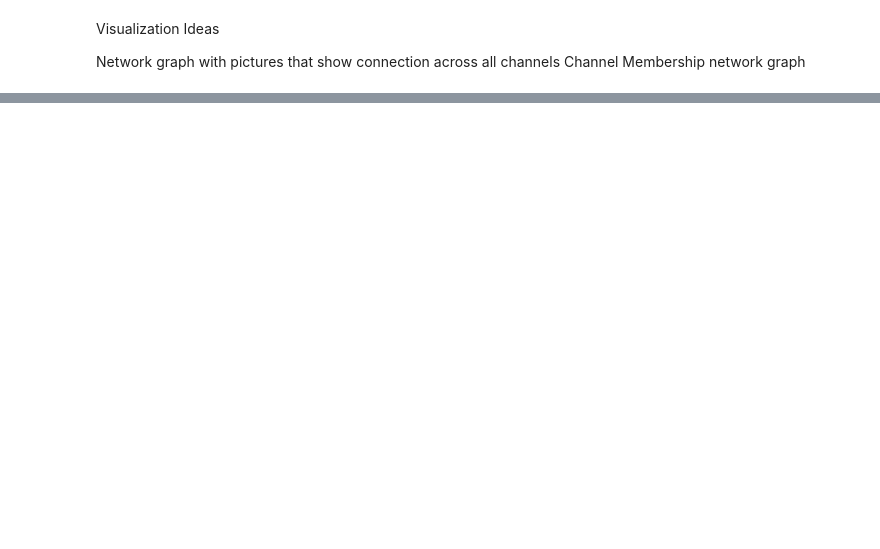
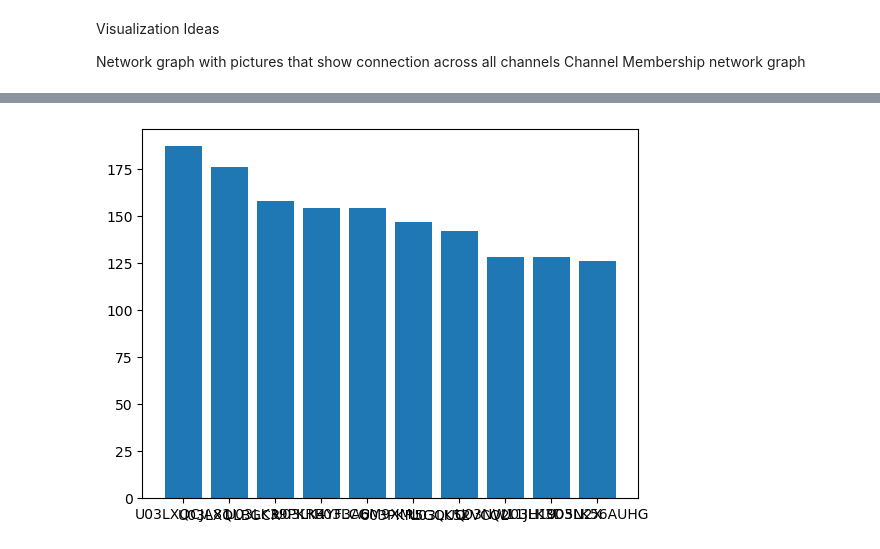
Before and after one commit to bwegr/stat386project, a Jupyter notebook: BlogPosts.ipynb, the cells around one changed output, grey strips where cells are left out. Drawn from its saved outputs; the diff is of its cells as text; code cells hidden in the pictures; blank space fills up the shorter version.

```diff
--- a/BlogPosts.ipynb
+++ b/BlogPosts.ipynb
@@ -103,7 +103,8 @@ def read_json_files(folders):
                 try:
                     with open(file_path, 'r') as json_file:
                         data = pd.read_json(json_file)
-                        data.insert(0, 'channel', file)
+                        data.insert(0, 'date', file[0:10])
+                        data.insert(0, 'channel', folder[11:])
                         all_data = all_data.append(data, ignore_index=True)
                 except Exception as e:
                     print(f"Error reading file {file_path}: {e}")
@@ -168,3 +151,16 @@ Visualization Ideas
 
 Network graph with pictures that show connection across all channels
 Channel Membership network graph
+# %%
+# Who Reacts Most? (Top Ten Reactors)
+import re
+
+react1 = pd.DataFrame(data[data['reactions'].notna()][['user','reactions']])
+
+def num_and_sum(s):
+    pattern = r"'count': (\d+)"
+    counts = [int(num) for num in re.findall(pattern, s)]
+    return sum(counts)
+
+react1['sum_counts'] = react1['reactions'].astype(str).apply(num_and_sum)
+react1
@@ -170,0 +210,21 @@ Channel Membership network graph
+# %%
+import ast
+
+# The input string
+input_string = "[{'name': 'hearts', 'users': ['U03L4GUGBF1', 'U03L4GP8ZMM', 'U03LG7DNSUV', 'U03PKR5GQUQ', 'U03P8MY0DR7', 'U05A7HF1DJB'], 'count': 6}, {'name': 'woman-golfing', 'users': ['U03L4GUGBF1', 'U03L4GP8ZMM'], 'count': 2}, {'name': 'dancer', 'users': ['U03L4GUGBF1'], 'count': 1}]"
+
+# Convert the string to a list of dictionaries
+data = ast.literal_eval(input_string)
+
+# Initialize an empty dictionary with desired keys
+result = {'name': [], 'users': [], 'count': []}
+
+# Iterate through each item and populate the result dictionary
+for item in data:
+    result['name'].extend([item['name']] * item['count'])
+    result['users'].extend(item['users'])
+    result['count'].extend([item['count']] * item['count'])
+
+print(result)
+df = pd.DataFrame(result)
+df
@@ -170,0 +303,9 @@ Channel Membership network graph
+# %%
+import matplotlib.pyplot as plt
+
+react2a = react2[['users', 'count']].groupby('users').count().reset_index().sort_values(by='count', ascending=False)
+react2a
+plt.bar(react2a['users'][0:10],react2a['count'][0:10])
+plt.show()
+# %% [output]
+[figure, added]
```
Also changed, not shown: parts of 27 cells of this notebook, 1 other file.
